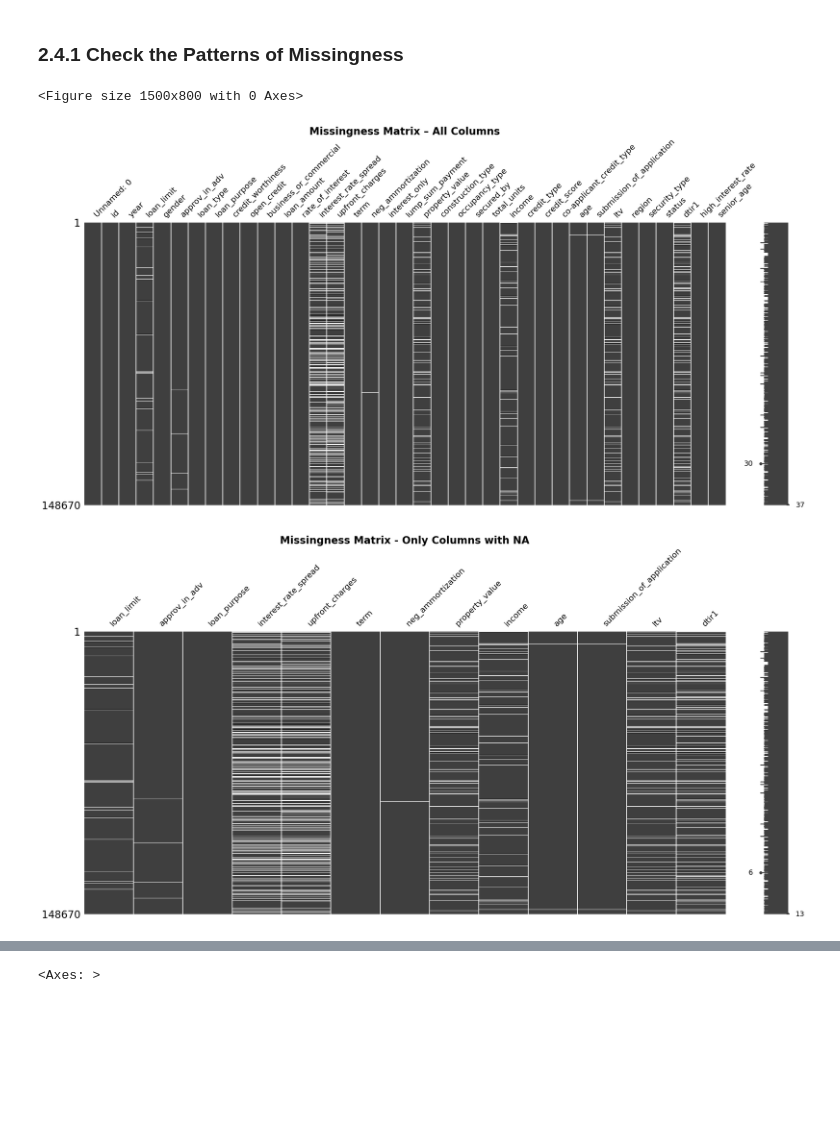
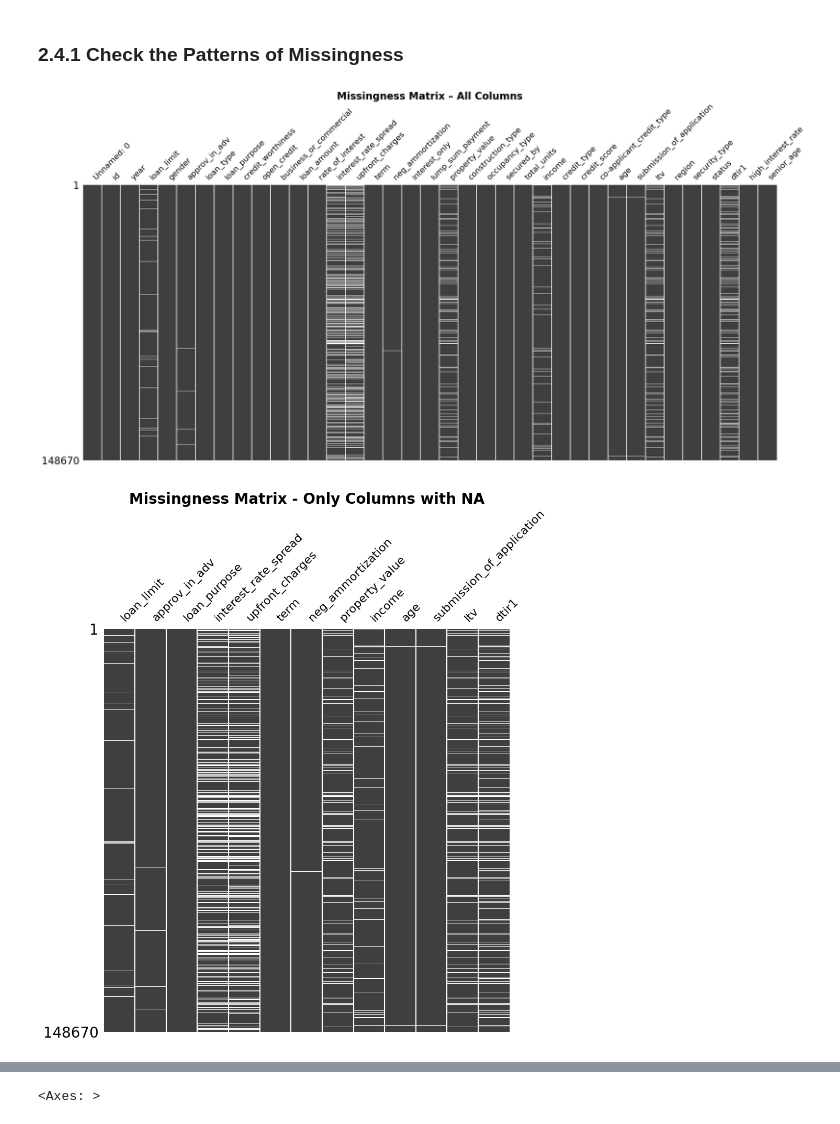
Before and after one commit to mustDestroy/LoanApproval, a Jupyter notebook: loan_risk_analysis.ipynb, the cells around one changed output, grey strips where cells are left out. Cells and saved outputs as stored; diff of their text form; code cells hidden in the pictures; blank space fills up the shorter version.

Commit message:
- Finetuned Missingness Matrix - Added explanation to MM

```diff
--- a/loan_risk_analysis.ipynb
+++ b/loan_risk_analysis.ipynb
@@ -536,23 +498,23 @@ melted_df = melt_df_for_barplot(loan_status_relfreq, "status", "age", "percentag
 ### 2.4.1 Check the Patterns of Missingness
 # %%
 # Matrix: Row-by-row missingness map
-
-plt.figure(figsize=(15, 8))
-msno.matrix(df_loan)
+msno.matrix(df_loan, sparkline=False)
 plt.title("Missingness Matrix – All Columns", fontsize=20, fontweight="bold")
 plt.show()
 
 # Conclusion
 # There is no consecutive missingness in the rows shared between multiple columns. There are fewer columns with high level missingness.
 # 'interest_rate_spread' and 'upront_charges' behaves very similar, huge white blocks (missingnes) appear in the same rows
 # 'ltv' and 'dtir1' behaves similar
 # 'property_value' and 'ltv'  behaves similar
-# missingness patterns are visually diluted => passing only columns which contain missing values => focused missingness pattern map
-
-msno.matrix(df_loan[df_count_null_val["Features"].to_list()])
-plt.title("Missingness Matrix - Only Columns with NA", fontsize=20, fontweight="bold")
-plt.show()
 # %% [output]
-<Figure size 1500x800 with 0 Axes>
-[figure, old version]
+[figure, new version]
-[figure, removed]
+# %%
+# missingness patterns are visually diluted => passing only columns which contain missing values => focused missingness pattern map
+fig, ax = plt.subplots(figsize=(10,10))
+
+msno.matrix(df_loan[df_count_null_val["Features"].to_list()], ax=ax, sparkline=False)
+plt.title("Missingness Matrix - Only Columns with NA", fontsize=20, fontweight="bold")
+plt.show()
+# %% [output]
+[figure, added]
```
Also changed, not shown: parts of 3 cells of this notebook.
